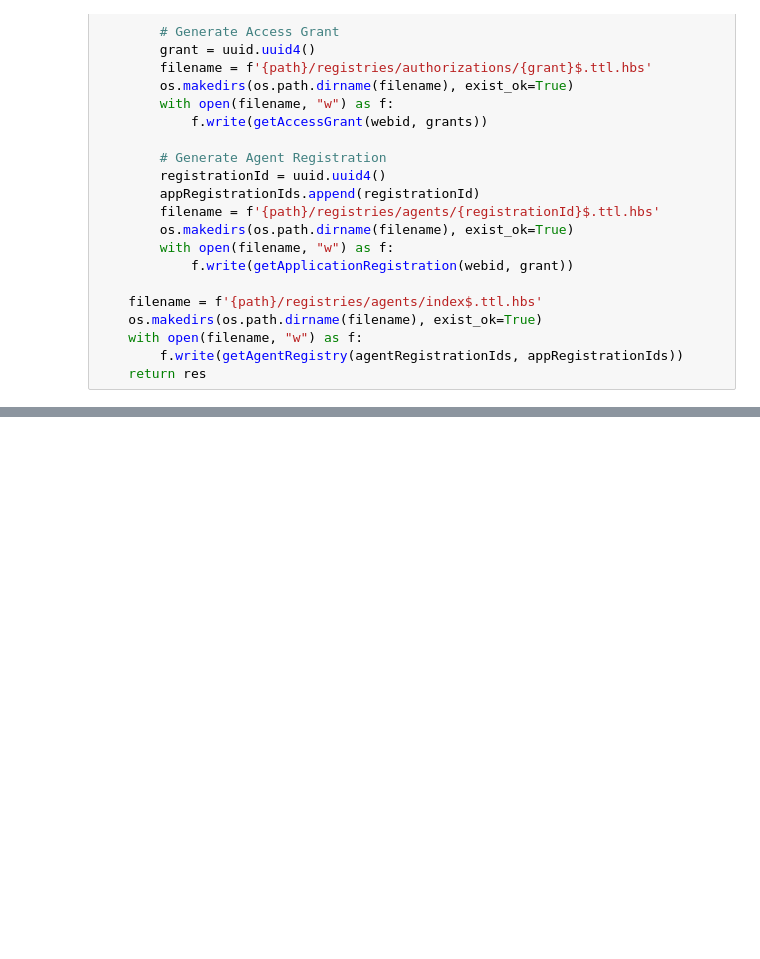
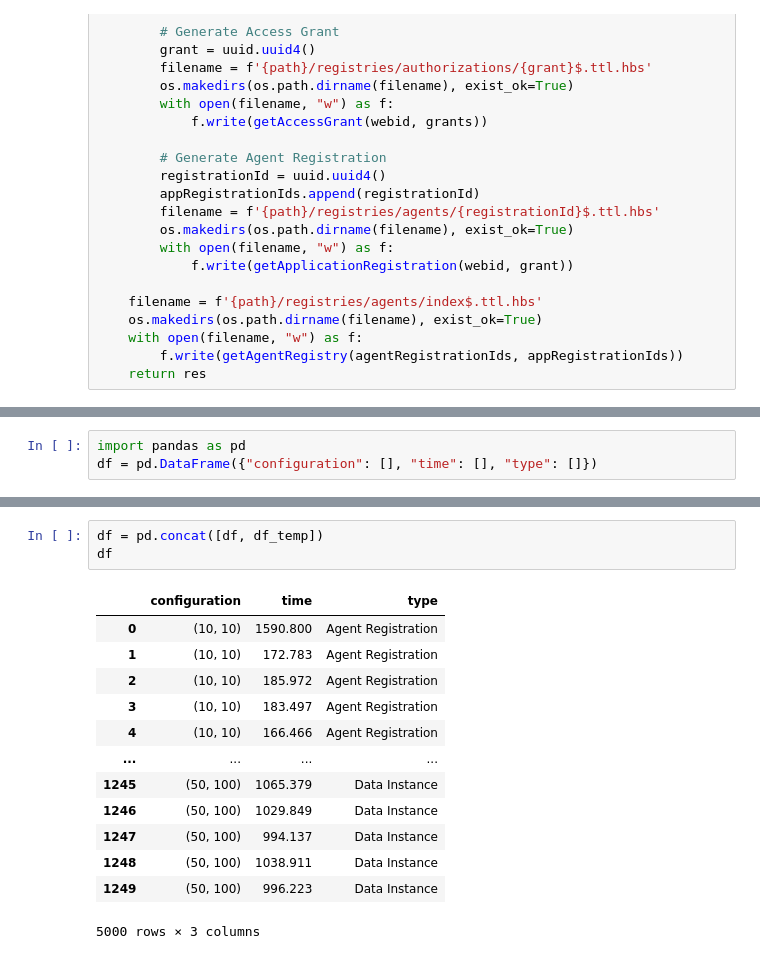
Before and after one commit to laurensdeb/interoperability, a Jupyter notebook: packages/css/templates/generate.ipynb, the cells around one changed output, grey strips where cells are left out. Saved outputs shown, nothing was run; the diff lists cells and outputs as text; blank space fills up the shorter version.

```diff
--- a/packages/css/templates/generate.ipynb
+++ b/packages/css/templates/generate.ipynb
@@ -272,0 +292,3 @@ generateRegistrySet('pod-10_10', 10, 10, 5)
+# %%
+import pandas as pd
+df = pd.DataFrame({"configuration": [], "time": [], "type": []})
@@ -272,0 +399,17 @@ generateRegistrySet('pod-10_10', 10, 10, 5)
+# %%
+df = pd.concat([df, df_temp])
+df
+# %% [output]
+|  | configuration | time | type |
+| 0 | (10, 10) | 1590.800 | Agent Registration |
+| 1 | (10, 10) | 172.783 | Agent Registration |
+| 2 | (10, 10) | 185.972 | Agent Registration |
+| 3 | (10, 10) | 183.497 | Agent Registration |
+| 4 | (10, 10) | 166.466 | Agent Registration |
+| ... | ... | ... | ... |
+| 1245 | (50, 100) | 1065.379 | Data Instance |
+| 1246 | (50, 100) | 1029.849 | Data Instance |
+| 1247 | (50, 100) | 994.137 | Data Instance |
+| 1248 | (50, 100) | 1038.911 | Data Instance |
+| 1249 | (50, 100) | 996.223 | Data Instance |
+5000 rows × 3 columns
```
Also changed, not shown: parts of 15 cells of this notebook, 18 other files.
